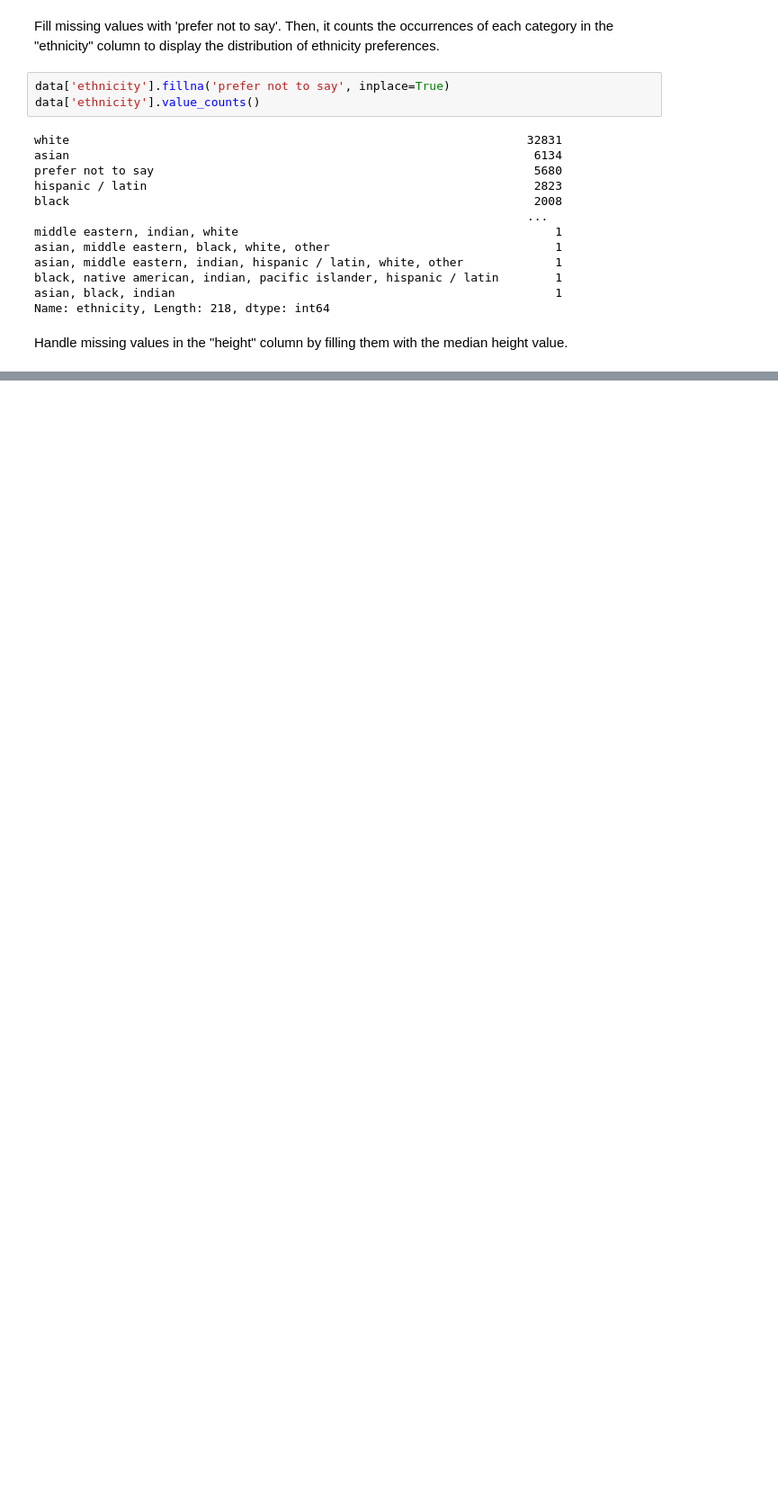
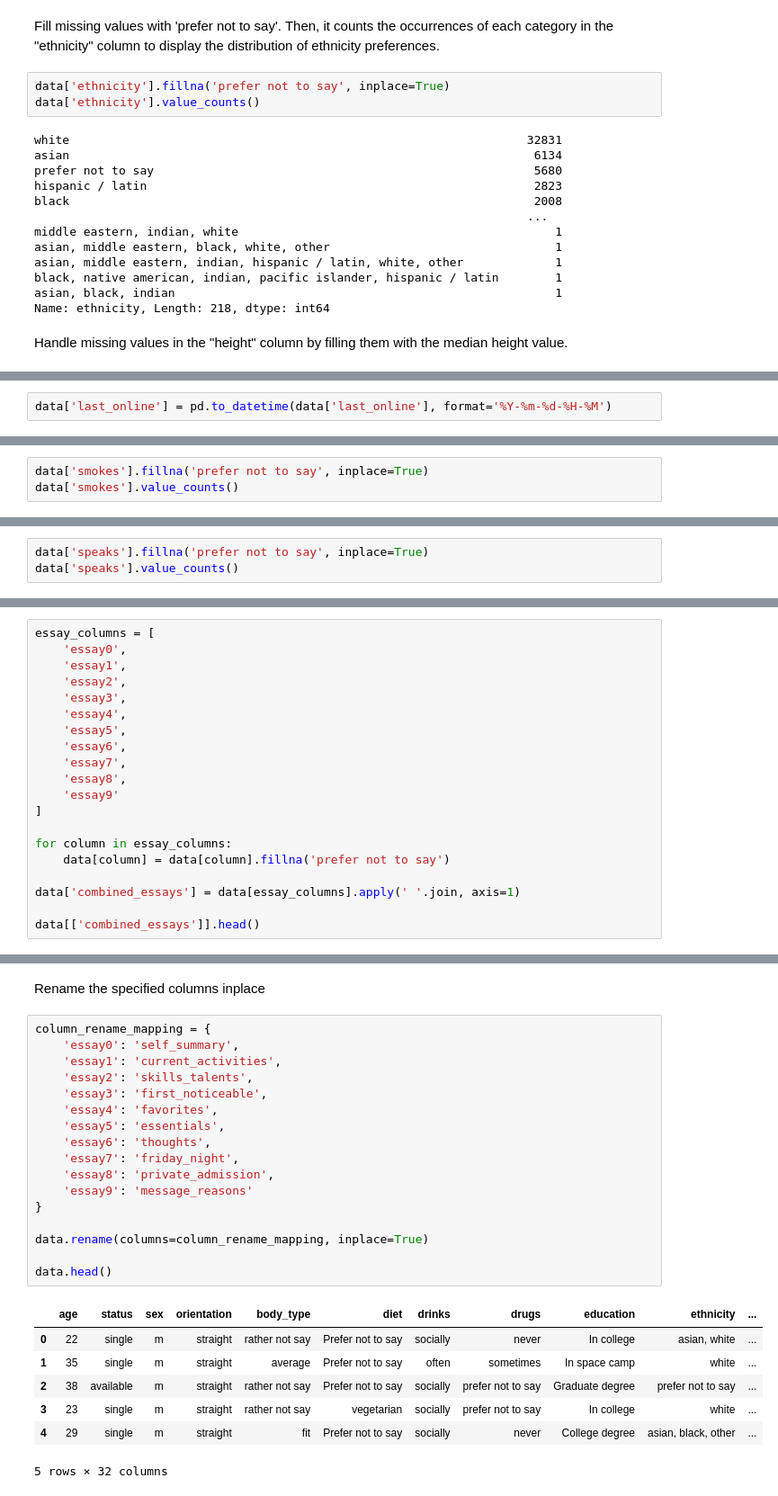
Before and after one commit to Parita2442/OkCupid-NLP-and-Recommendation-Algorithm, a Jupyter notebook: 1.ipynb, the cells around one changed output, grey strips where cells are left out. Shown: that part at 90% size. Saved outputs shown, nothing was run; the diff lists cells and outputs as text; blank space fills up the shorter version.

```diff
--- a/1.ipynb
+++ b/1.ipynb
@@ -298,0 +323,2 @@ Name: ethnicity, Length: 218, dtype: int64
+# %%
+data['last_online'] = pd.to_datetime(data['last_online'], format='%Y-%m-%d-%H-%M')
@@ -298,0 +429,3 @@ Name: ethnicity, Length: 218, dtype: int64
+# %%
+data['smokes'].fillna('prefer not to say', inplace=True)
+data['smokes'].value_counts()
@@ -298,0 +442,3 @@ Name: ethnicity, Length: 218, dtype: int64
+# %%
+data['speaks'].fillna('prefer not to say', inplace=True)
+data['speaks'].value_counts()
@@ -298,0 +460,20 @@ Name: ethnicity, Length: 218, dtype: int64
+# %%
+essay_columns = [
+    'essay0',
+    'essay1',
+    'essay2',
+    'essay3',
+    'essay4',
+    'essay5',
+    'essay6',
+    'essay7',
+    'essay8',
+    'essay9'
+]
+
+for column in essay_columns:
+    data[column] = data[column].fillna('prefer not to say')
+
+data['combined_essays'] = data[essay_columns].apply(' '.join, axis=1)
+
+data[['combined_essays']].head()
@@ -298,0 +487,27 @@ Name: ethnicity, Length: 218, dtype: int64
+# %% [markdown]
+Rename the specified columns inplace
+# %%
+column_rename_mapping = {
+    'essay0': 'self_summary',
+    'essay1': 'current_activities',
+    'essay2': 'skills_talents',
+    'essay3': 'first_noticeable',
+    'essay4': 'favorites',
+    'essay5': 'essentials',
+    'essay6': 'thoughts',
+    'essay7': 'friday_night',
+    'essay8': 'private_admission',
+    'essay9': 'message_reasons'
+}
+
+data.rename(columns=column_rename_mapping, inplace=True)
+
+data.head()
+# %% [output]
+|  | age | status | sex | orientation | body_type | diet | drinks | drugs | education | ethnicity | ... |
+| 0 | 22 | single | m | straight | rather not say | Prefer not to say | socially | never | In college | asian, white | ... |
+| 1 | 35 | single | m | straight | average | Prefer not to say | often | sometimes | In space camp | white | ... |
+| 2 | 38 | available | m | straight | rather not say | Prefer not to say | socially | prefer not to say | Graduate degree | prefer not to say | ... |
+| 3 | 23 | single | m | straight | rather not say | vegetarian | socially | prefer not to say | In college | white | ... |
+| 4 | 29 | single | m | straight | fit | Prefer not to say | socially | never | College degree | asian, black, other | ... |
+5 rows × 32 columns
```
Also changed, not shown: parts of 20 cells of this notebook.
